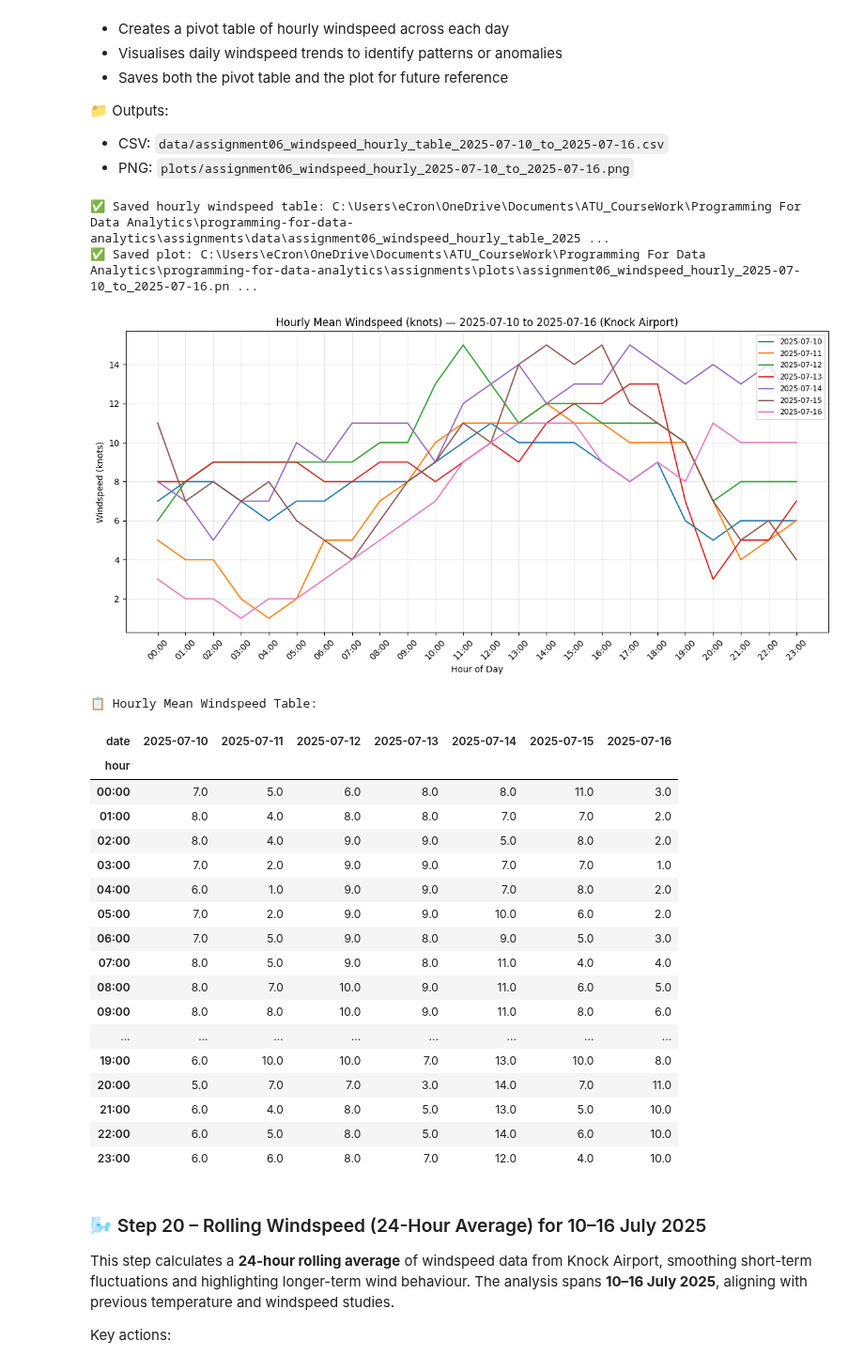
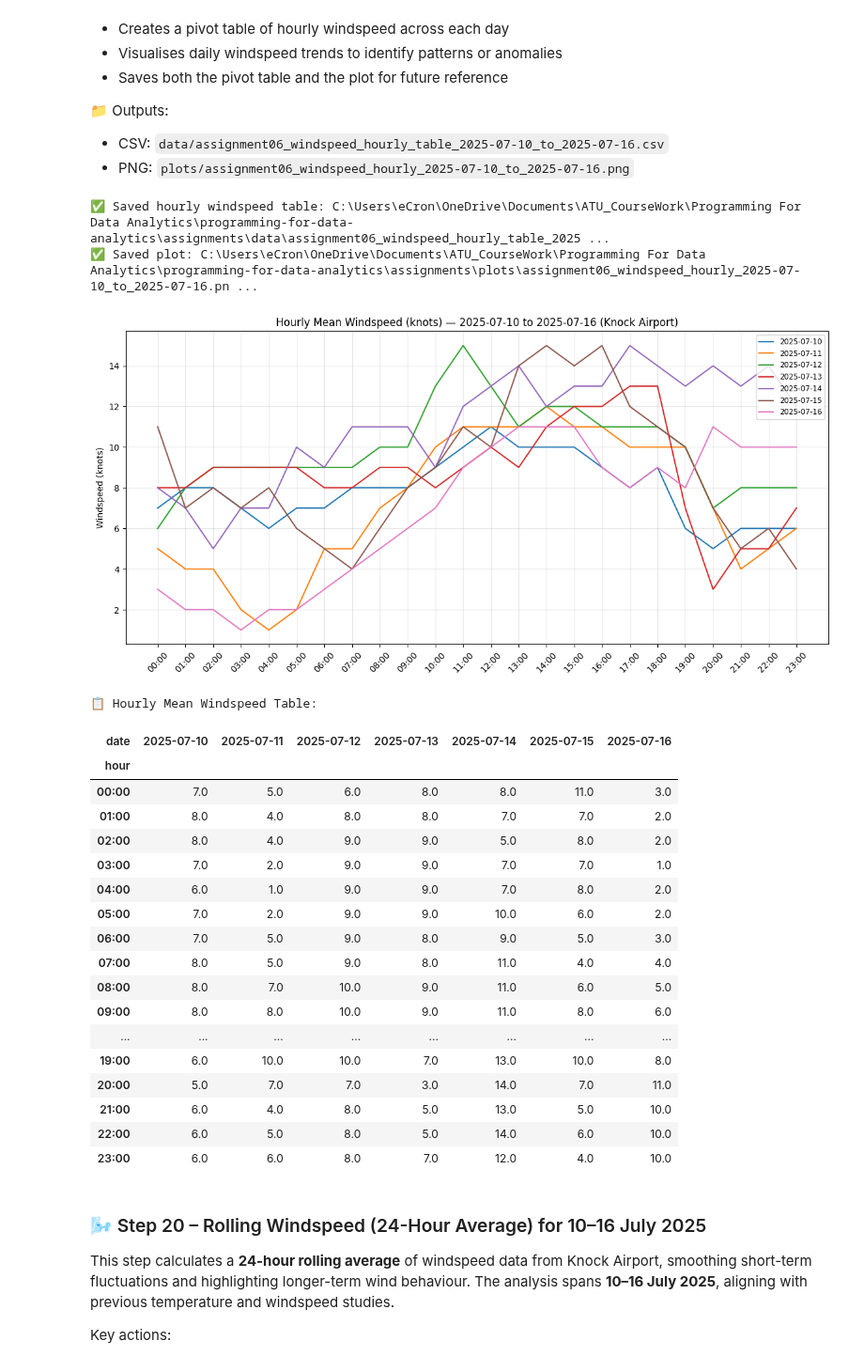
Before and after one commit to ECronin1973/programming-for-data-analytics, a Jupyter notebook: assignments/assignment06-weather.ipynb, the cells around one changed output. Shown at 94% size. Drawn from its saved outputs; the diff is of its cells as text; code cells hidden in the pictures.

```diff
--- a/assignments/assignment06-weather.ipynb
+++ b/assignments/assignment06-weather.ipynb
@@ -1254,55 +1273,66 @@ if start_ts is None or end_ts is None:
     start_ts = pd.Timestamp("2025-07-10")
     end_ts = pd.Timestamp("2025-07-16 23:59")
 
+# ✅ Ensure datetime-like timestamps and safe date extraction
+try:
+    start_ts = pd.to_datetime(start_ts)
+    end_ts = pd.to_datetime(end_ts)
+except Exception as e:
+    raise RuntimeError(f"❌ Failed to convert custom range to timestamps: {e}")
+
+start_date = start_ts.date() if hasattr(start_ts, "date") else pd.to_datetime(start_ts).date()
+end_date = end_ts.date() if hasattr(end_ts, "date") else pd.to_datetime(end_ts).date()
+
 # 📆 Filter data for selected range
 focus_df = df[(df['datetime'] >= start_ts) & (df['datetime'] <= end_ts)].copy()
 focus_df = focus_df.dropna(subset=['windspeed'])
 
-# 🗓️ Extract date and hour for grouping
-focus_df['date'] = focus_df['datetime'].dt.date
-focus_df['hour'] = focus_df['datetime'].dt.strftime('%H:%M')
+# ✅ Ensure output directories exist before use
+out_dir = Path("data")
+out_dir.mkdir(parents=True, exist_ok=True)
+plots_dir = Path("plots")
+plots_dir.mkdir(parents=True, exist_ok=True)
+
+# ✅ Safe date/hour extraction
+focus_df['date'] = pd.to_datetime(focus_df['datetime'], errors='coerce').dt.date
+focus_df['hour'] = pd.to_datetime(focus_df['datetime'], errors='coerce').dt.strftime('%H:%M')
 
 # 📊 Create pivot table: hourly windspeed across selected dates
 pivot = focus_df.pivot_table(index='hour', columns='date', values='windspeed', aggfunc='mean')
 
 # 💾 Save pivot table
-out_dir = Path("data")
-out_dir.mkdir(parents=True, exist_ok=True)
 pivot_fp = out_dir / f"assignment06_windspeed_hourly_table_{start_ts.date()}_to_{end_ts.date()}.csv"
 pivot.to_csv(pivot_fp)
 print(f"✅ Saved hourly windspeed table: {pivot_fp.resolve()}")
 
 # 📈 Plot hourly windspeed trends
 plt.figure(figsize=(12, 6))
 for date in pivot.columns:
     plt.plot(pivot.index, pivot[date], label=str(date))
 
 plt.title(f"Hourly Mean Windspeed (knots) — {start_ts.date()} to {end_ts.date()} (Knock Airport)")
-plt.xlabel("Hour of Day")
 plt.ylabel("Windspeed (knots)")
 plt.grid(True, alpha=0.3)
 plt.legend(loc='upper right', fontsize='small')
 plt.xticks(rotation=45)
 plt.tight_layout()
 
 # 💾 Save plot
-plots_dir = Path("plots")
-plots_dir.mkdir(parents=True, exist_ok=True)
 plot_fp = plots_dir / f"assignment06_windspeed_hourly_{start_ts.date()}_to_{end_ts.date()}.png"
 plt.savefig(plot_fp, dpi=150)
 print(f"✅ Saved plot: {plot_fp.resolve()}")
 plt.show()
 
 # 📋 Display pivot table
 print("\n📋 Hourly Mean Windspeed Table:")
 try:
     display(pivot)
 except Exception:
     print(pivot.to_string(index=True))
 # %% [output]
 ✅ Saved hourly windspeed table: C:\Users\eCron\OneDrive\Documents\ATU_CourseWork\Programming For Data Analytics\programming-for-data-analytics\assignments\data\assignment06_windspeed_hourly_table_2025 ...
 ✅ Saved plot: C:\Users\eCron\OneDrive\Documents\ATU_CourseWork\Programming For Data Analytics\programming-for-data-analytics\assignments\plots\assignment06_windspeed_hourly_2025-07-10_to_2025-07-16.pn ...
-[figure, old version]
+[figure, new version]
 📋 Hourly Mean Windspeed Table:
 | date | 2025-07-10 | 2025-07-11 | 2025-07-12 | 2025-07-13 | 2025-07-14 | 2025-07-15 | 2025-07-16 |
 | hour |  |  |  |  |  |  |  |
```
Also changed, not shown: parts of 6 cells of this notebook, 6 other files.
